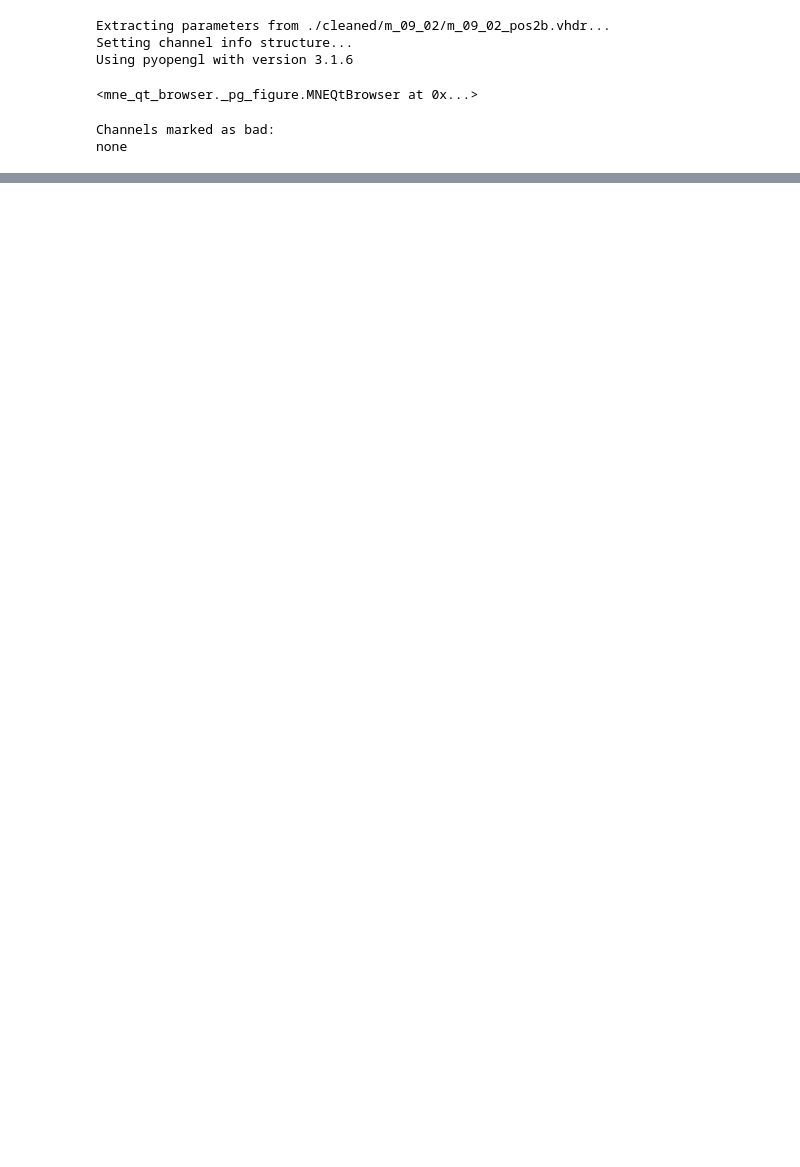
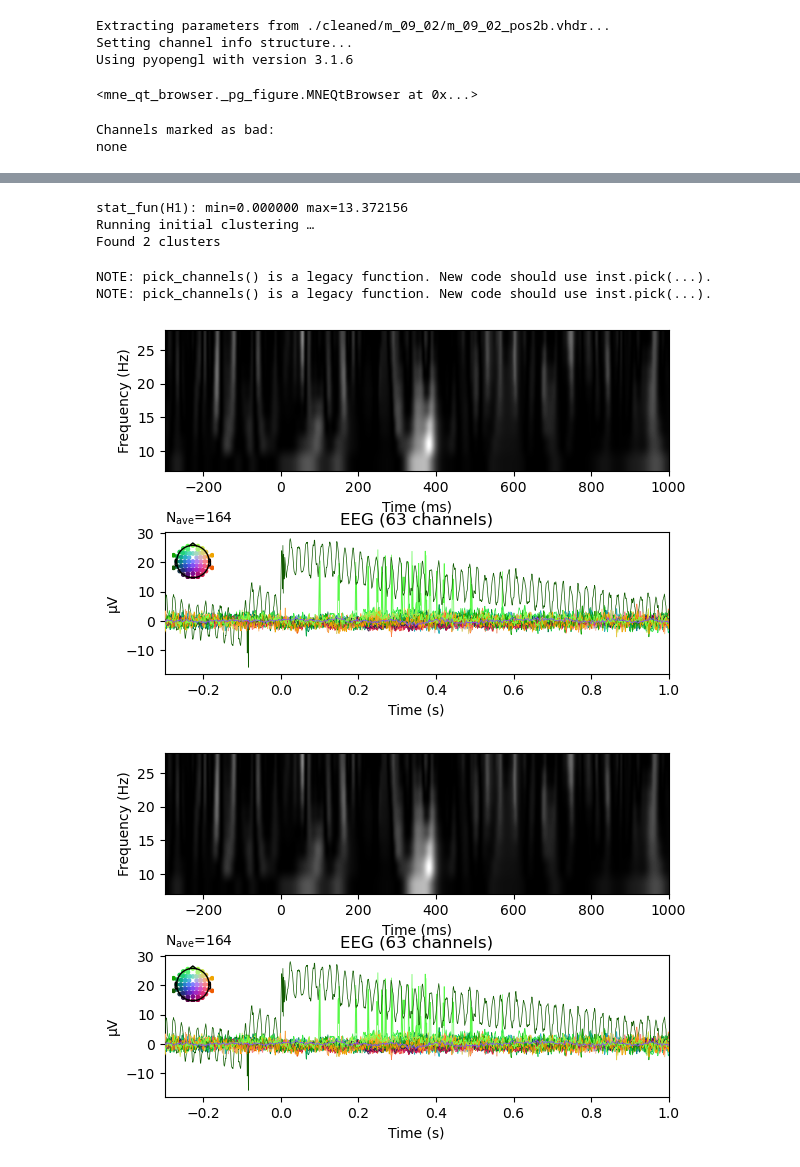
Before and after one commit to locua/time-frequency-analysis, a Jupyter notebook: tf.ipynb, the cells around one changed output, grey strips where cells are left out. Saved outputs shown, nothing was run; the diff lists cells and outputs as text; code cells hidden in the pictures; blank space fills up the shorter version.

```diff
--- a/tf.ipynb
+++ b/tf.ipynb
@@ -750,0 +810,2 @@ none
+# %%
+active_epochs_left = gather_epochs(active2bs, 60)
@@ -750,0 +911,2 @@ none
+# %%
+sham_epochs_left=gather_epochs(sham2bs, 60)
@@ -750,0 +1003,3 @@ none
+# %%
+sham_epochs_left_con = mne.concatenate_epochs(sham_epochs_left)
+active_epochs_left_con = mne.concatenate_epochs(active_epochs_left)
@@ -750,0 +1058,66 @@ none
+# %%
+threshold = 6.0
+F_obs, clusters, cluster_p_values, H0 = permutation_cluster_test(
+    [epochs_power_1, epochs_power_2],
+    out_type="mask",
+    n_permutations=100,
+    threshold=threshold,
+    tail=0,
+)
+# %% [output]
+stat_fun(H1): min=0.000000 max=13.372156
+Running initial clustering …
+Found 2 clusters
+# %%
+times = 1e3 * active_epochs_left_con.times  # change unit to ms
+
+fig, (ax, ax2) = plt.subplots(2, 1, figsize=(6, 4))
+fig.subplots_adjust(0.12, 0.08, 0.96, 0.94, 0.2, 0.43)
+
+# Compute the difference in evoked to determine which was greater since
+# we used a 1-way ANOVA which tested for a difference in population means
+evoked_power_1 = epochs_power_1.mean(axis=0)
+evoked_power_2 = epochs_power_2.mean(axis=0)
+evoked_power_contrast = evoked_power_1 - evoked_power_2
+signs = np.sign(evoked_power_contrast)
+
+# Create new stats image with only significant clusters
+F_obs_plot = np.nan * np.ones_like(F_obs)
+for c, p_val in zip(clusters, cluster_p_values):
+    if p_val <= 0.05:
+        F_obs_plot[c] = F_obs[c] * signs[c]
+
+ax.imshow(
+    F_obs,
+    extent=[times[0], times[-1], freqs[0], freqs[-1]],
+    aspect="auto",
+    origin="lower",
+    cmap="gray",
+)
+max_F = np.nanmax(abs(F_obs_plot))
+ax.imshow(
+    F_obs_plot,
+    extent=[times[0], times[-1], freqs[0], freqs[-1]],
+    aspect="auto",
+    origin="lower",
+    cmap="RdBu_r",
+    vmin=-max_F,
+    vmax=max_F,
+)
+
+ax.set_xlabel("Time (ms)")
+ax.set_ylabel("Frequency (Hz)")
+# ax.set_title(f"Induced power ({ch_name})")
+
+# plot evoked
+evoked_condition_1 = active_epochs_left_con.average()
+evoked_condition_2 = sham_epochs_left_con.average()
+evoked_contrast = mne.combine_evoked(
+    [evoked_condition_1, evoked_condition_2], weights=[1, -1]
+)
+evoked_contrast.plot(axes=ax2, time_unit="s")
+# %% [output]
+NOTE: pick_channels() is a legacy function. New code should use inst.pick(...).
+NOTE: pick_channels() is a legacy function. New code should use inst.pick(...).
+[figure, added]
+[figure, added]
```
Also changed, not shown: parts of 23 cells of this notebook, 8 other files.
